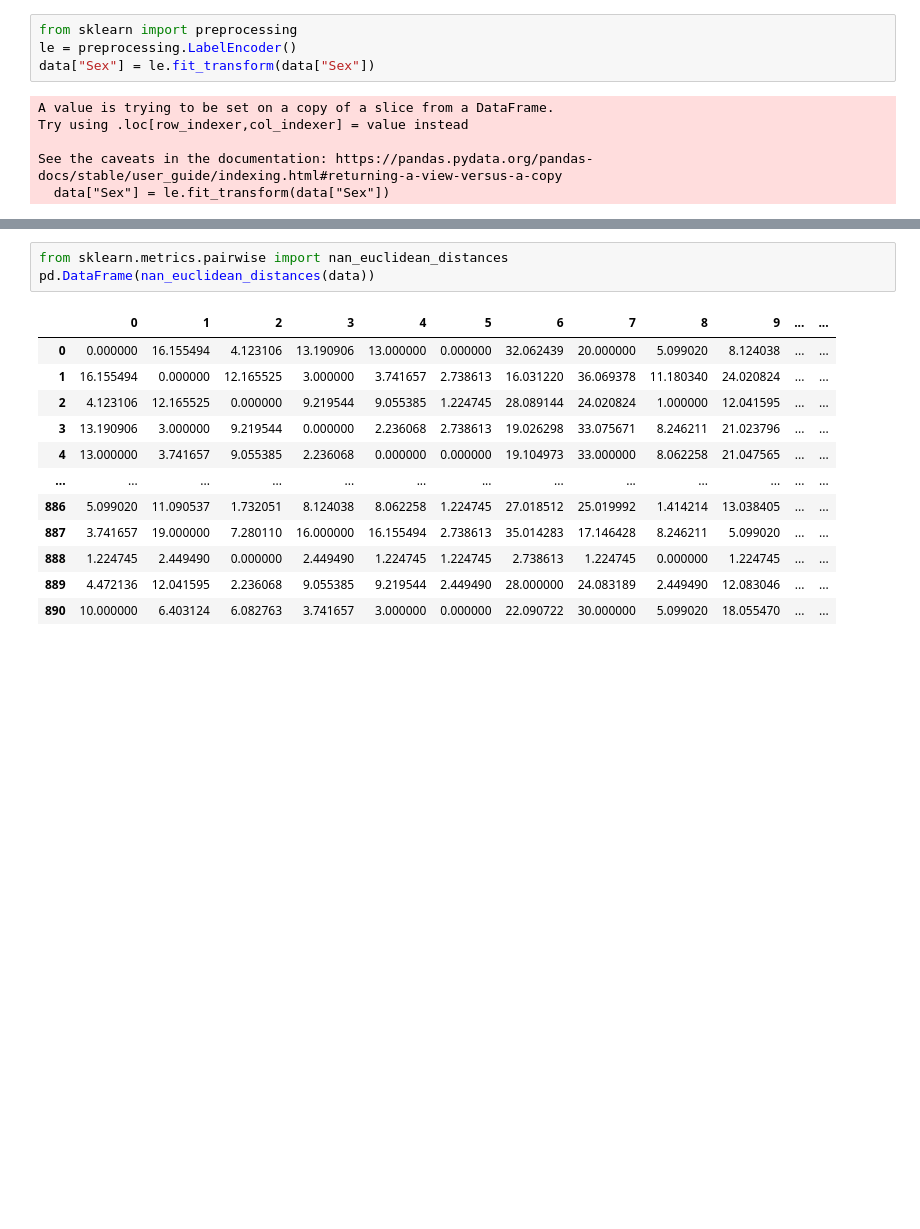
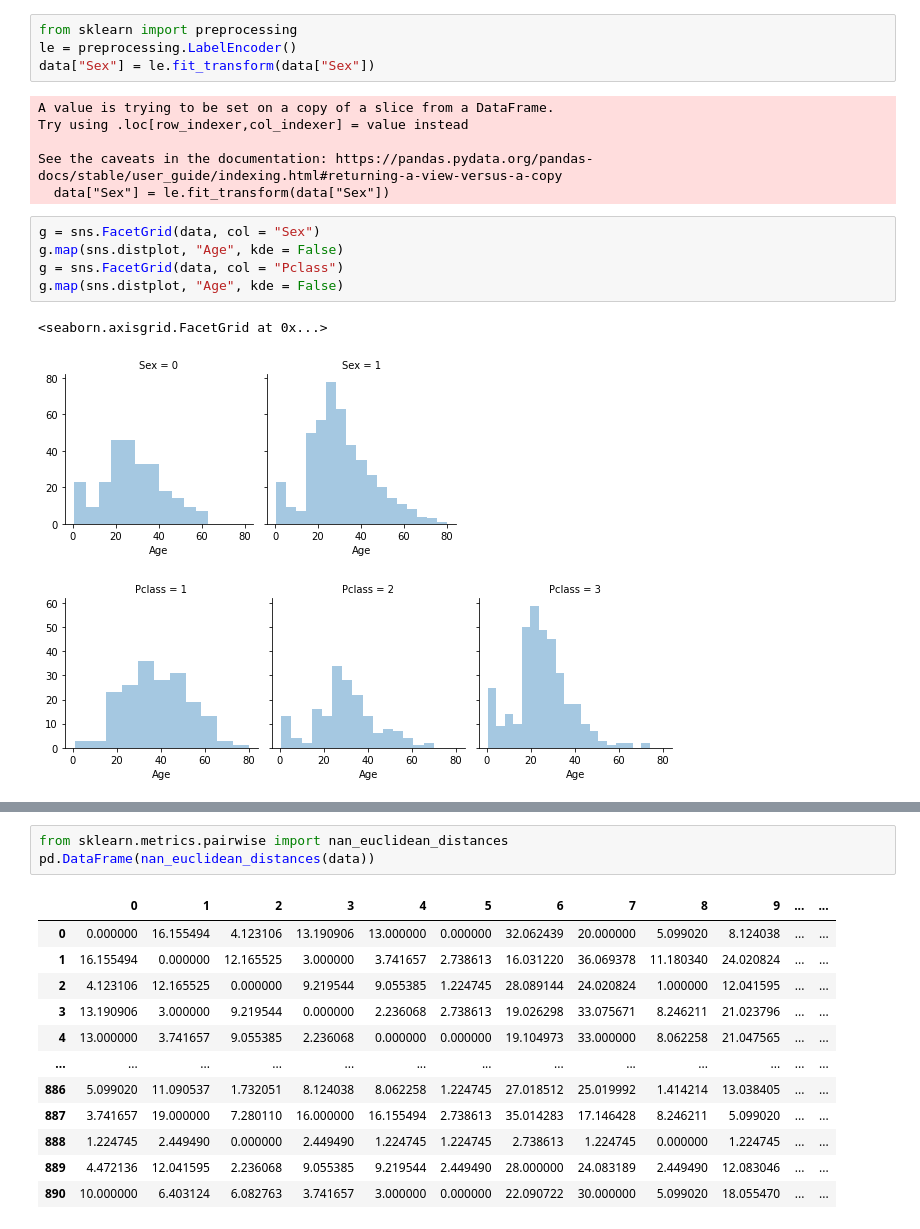
Before and after one commit to ChouRex/DataScience, a Jupyter notebook: Day_035-041_HW_EDA/Day_038_HW_EDA_使用KNN補值.ipynb, the cells around one changed output, grey strips where cells are left out. Cells and saved outputs as stored; diff of their text form; blank space fills up the shorter version.

```diff
--- a/Day_035-041_HW_EDA/Day_038_HW_EDA_使用KNN補值.ipynb
+++ b/Day_035-041_HW_EDA/Day_038_HW_EDA_使用KNN補值.ipynb
@@ -24,4 +24,13 @@ Try using .loc[row_indexer,col_indexer] = value instead
 
 See the caveats in the documentation: https://pandas.pydata.org/pandas-docs/stable/user_guide/indexing.html#returning-a-view-versus-a-copy
   data["Sex"] = le.fit_transform(data["Sex"])
+# %%
+g = sns.FacetGrid(data, col = "Sex")
+g.map(sns.distplot, "Age", kde = False)
+g = sns.FacetGrid(data, col = "Pclass")
+g.map(sns.distplot, "Age", kde = False)
+# %% [output]
+<seaborn.axisgrid.FacetGrid at 0x...>
+[figure, added]
+[figure, added]
 # %%
```
Also changed, not shown: parts of 3 cells of this notebook, 1 other file.
